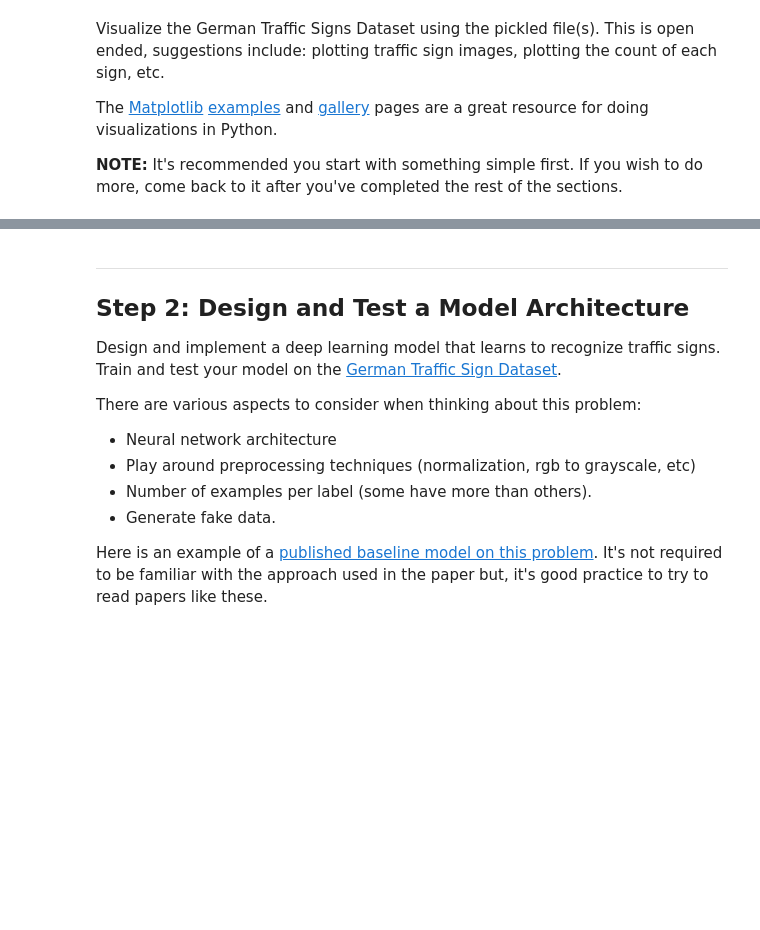
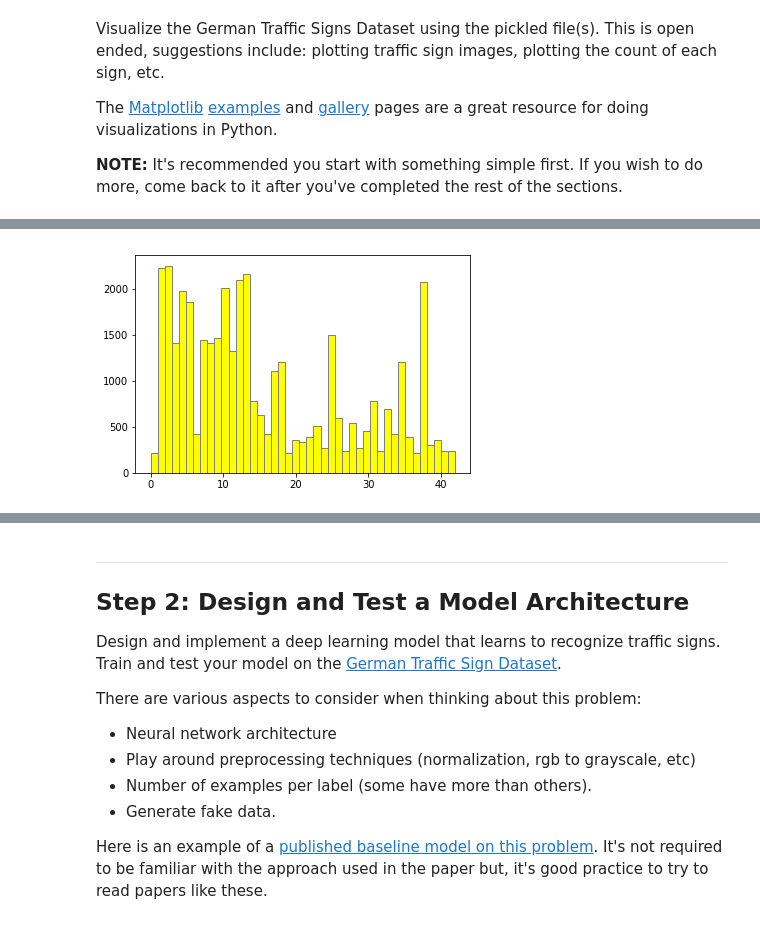
Before and after one commit to jatindhankhar/CarND-Traffic-Sign-Classifier-Project, a Jupyter notebook: Traffic_Sign_Classifier.ipynb, the cells around one changed output, grey strips where cells are left out. Cells and saved outputs as stored; diff of their text form; code cells hidden in the pictures; blank space fills up the shorter version.

```diff
--- a/Traffic_Sign_Classifier.ipynb
+++ b/Traffic_Sign_Classifier.ipynb
@@ -107,0 +111,8 @@ Turn right ahead
+# %%
+import numpy as np
+# Thanks to http://stackoverflow.com/a/6353051
+fig, ax = plt.subplots()
+counts, bins, patches = ax.hist(y_train,bins=n_classes, facecolor='yellow', edgecolor='gray')
+plt.show()
+# %% [output]
+[figure, added]
```
Also changed, not shown: parts of 24 cells of this notebook, 3 other files.
